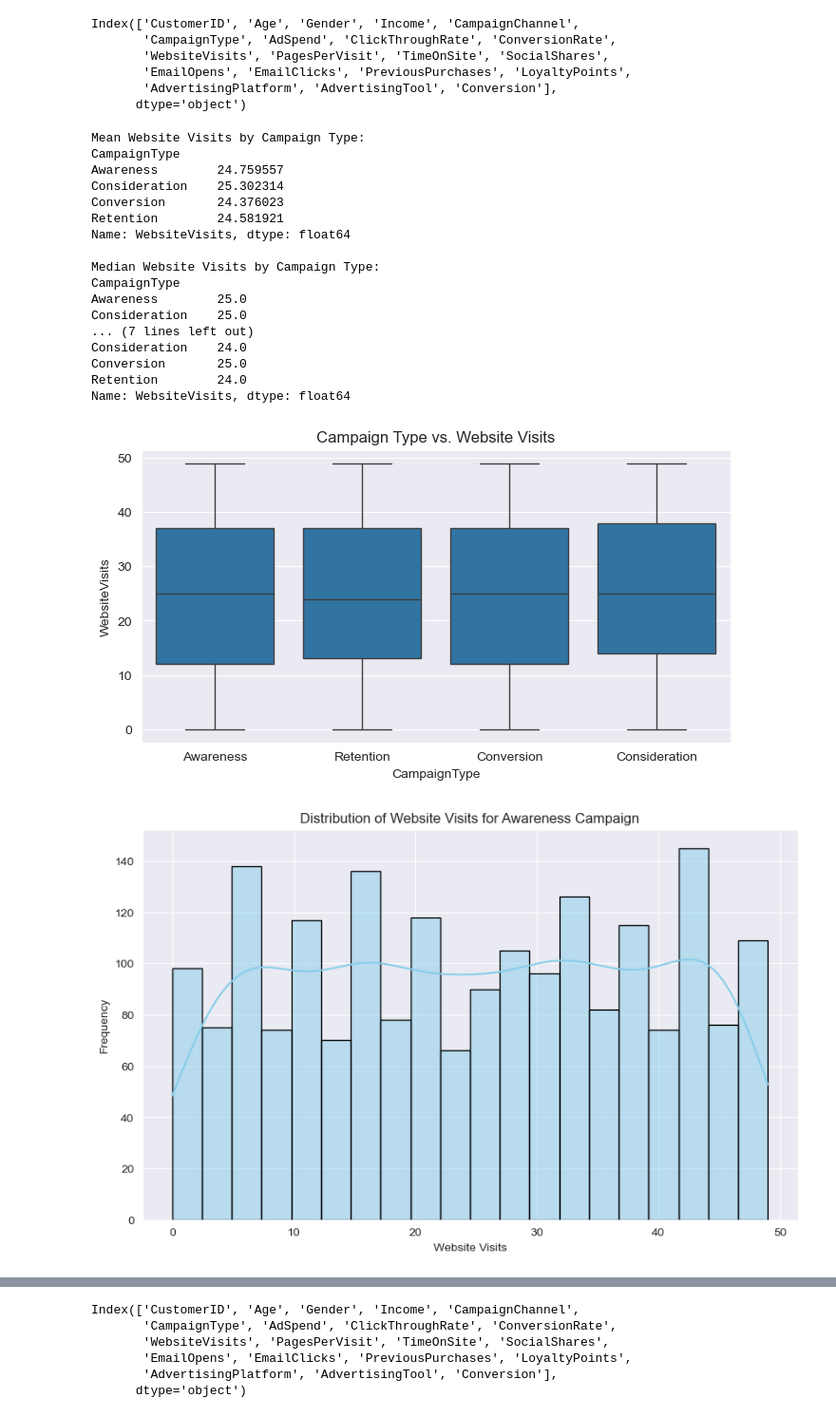
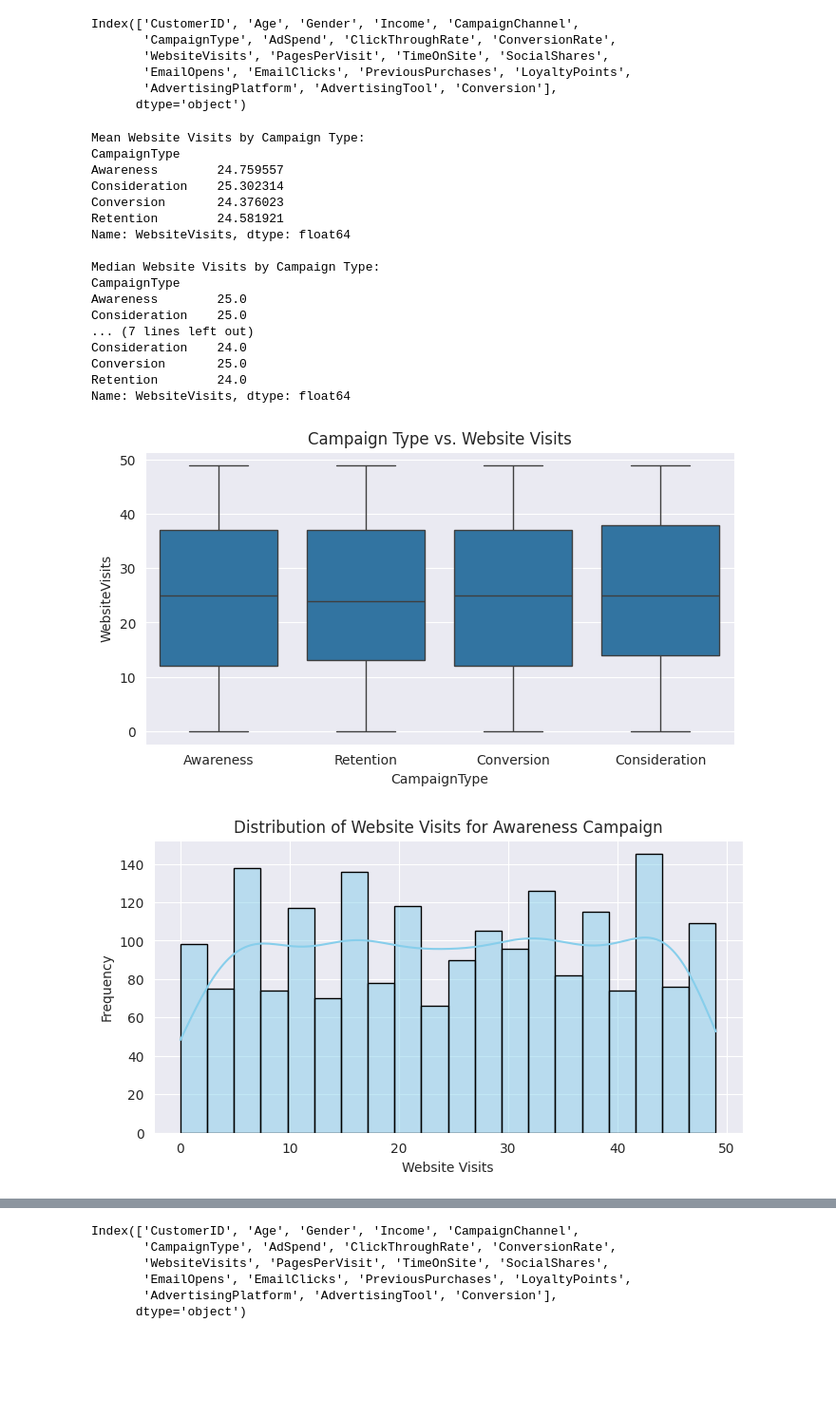
Before and after one commit to AhmedAyman4/customer-conversion-predictor, a Jupyter notebook: Predict_Conversion_in_Digital_Marketing.ipynb, the cells around one changed output, grey strips where cells are left out. Shown at 95% size. Drawn from its saved outputs; the diff is of its cells as text; code cells hidden in the pictures; blank space fills up the shorter version.

```diff
--- a/Predict_Conversion_in_Digital_Marketing.ipynb
+++ b/Predict_Conversion_in_Digital_Marketing.ipynb
@@ -44,0 +59,7 @@ df = pd.read_csv("digital_marketing_campaign_dataset.csv")
+# %%
+import kagglehub
+
+# Download latest version
+path = kagglehub.dataset_download("rabieelkharoua/predict-conversion-in-digital-marketing-dataset")
+
+print("Path to dataset files:", path)
@@ -45,3 +69,9 @@ df = pd.read_csv("digital_marketing_campaign_dataset.csv")
+# %%
+import os
+
+# Join the path with the filename to load the dataset correctly
+file_path = os.path.join(path, "digital_marketing_campaign_dataset.csv")
+df = pd.read_csv(file_path)
 # %% [markdown]
 **Overview**
 
@@ -230,33 +231,33 @@ print(IQR)
 plt.figure(figsize=(8, 4))
 sns.boxplot(x='CampaignType', y='WebsiteVisits', data=df)
 plt.title('Campaign Type vs. Website Visits')
 plt.show()
 
 for campaign_type in df['CampaignType'].unique():
     campaign_data = df[df['CampaignType'] == campaign_type]['WebsiteVisits']
-    plt.figure(figsize=(10, 6))
+    plt.figure(figsize=(8, 4))
     sns.histplot(campaign_data, bins=20, kde=True, color='skyblue', edgecolor='black')
     plt.title(f'Distribution of Website Visits for {campaign_type} Campaign')
     plt.xlabel('Website Visits')
     plt.ylabel('Frequency')
     plt.show()
 # %% [output]
 Mean Website Visits by Campaign Type:
 CampaignType
 Awareness        24.759557
 Consideration    25.302314
 Conversion       24.376023
 Retention        24.581921
 Name: WebsiteVisits, dtype: float64
 
 Median Website Visits by Campaign Type:
 CampaignType
 Awareness        25.0
 Consideration    25.0
 ... (7 lines left out)
 Consideration    24.0
 Conversion       25.0
 Retention        24.0
 Name: WebsiteVisits, dtype: float64
-[figure, old version]
+[figure, new version]
-[figure, old version]
+[figure, new version]
```
Also changed, not shown: parts of 37 cells of this notebook.
